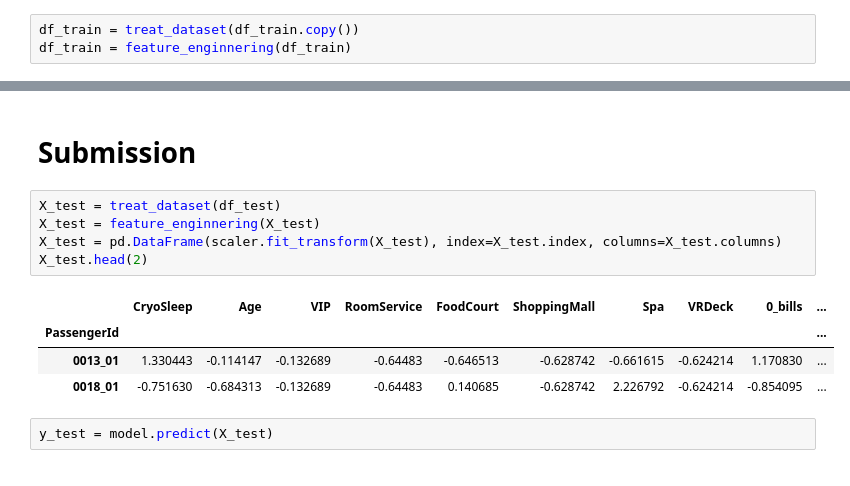
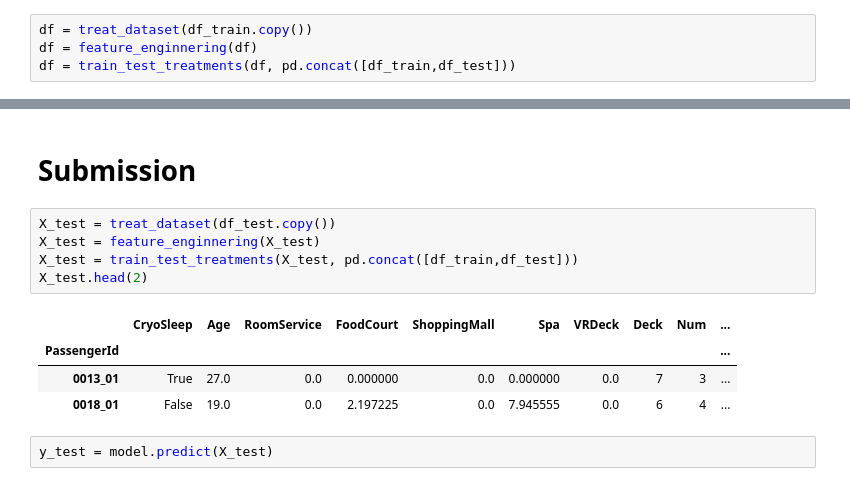
Before and after one commit to kisukegremory/Kaggle, a Jupyter notebook: Spaceship Titanic/ML - K-NN.ipynb, the cells around one changed output, grey strips where cells are left out. Saved outputs shown, nothing was run; the diff lists cells and outputs as text.

```diff
--- a/Spaceship Titanic/ML - K-NN.ipynb
+++ b/Spaceship Titanic/ML - K-NN.ipynb
@@ -77,4 +51,5 @@ def feature_enginnering(df: pd.DataFrame) -> pd.DataFrame:
 # %%
-df_train = treat_dataset(df_train.copy())
-df_train = feature_enginnering(df_train)
+df = treat_dataset(df_train.copy())
+df = feature_enginnering(df)
+df = train_test_treatments(df, pd.concat([df_train,df_test]))
 # %%
@@ -170,15 +149,15 @@ KNeighborsClassifier(metric='manhattan', n_neighbors=23)
 # %% [markdown]
 # Submission
 # %%
-X_test = treat_dataset(df_test)
+X_test = treat_dataset(df_test.copy())
 X_test = feature_enginnering(X_test)
-X_test = pd.DataFrame(scaler.fit_transform(X_test), index=X_test.index, columns=X_test.columns)
+X_test = train_test_treatments(X_test, pd.concat([df_train,df_test]))
 X_test.head(2)
 # %% [output]
-|  | CryoSleep | Age | VIP | RoomService | FoodCourt | ShoppingMall | Spa | VRDeck | 0_bills | ... |
+|  | CryoSleep | Age | RoomService | FoodCourt | ShoppingMall | Spa | VRDeck | Deck | Num | ... |
 | PassengerId |  |  |  |  |  |  |  |  |  | ... |
-| 0013_01 | 1.330443 | -0.114147 | -0.132689 | -0.64483 | -0.646513 | -0.628742 | -0.661615 | -0.624214 | 1.170830 | ... |
-| 0018_01 | -0.751630 | -0.684313 | -0.132689 | -0.64483 | 0.140685 | -0.628742 | 2.226792 | -0.624214 | -0.854095 | ... |
+| 0013_01 | True | 27.0 | 0.0 | 0.000000 | 0.0 | 0.000000 | 0.0 | 7 | 3 | ... |
+| 0018_01 | False | 19.0 | 0.0 | 2.197225 | 0.0 | 7.945555 | 0.0 | 6 | 4 | ... |
 # %%
 y_test = model.predict(X_test)
 # %%
```
Also changed, not shown: parts of 17 cells of this notebook, 8 other files.
